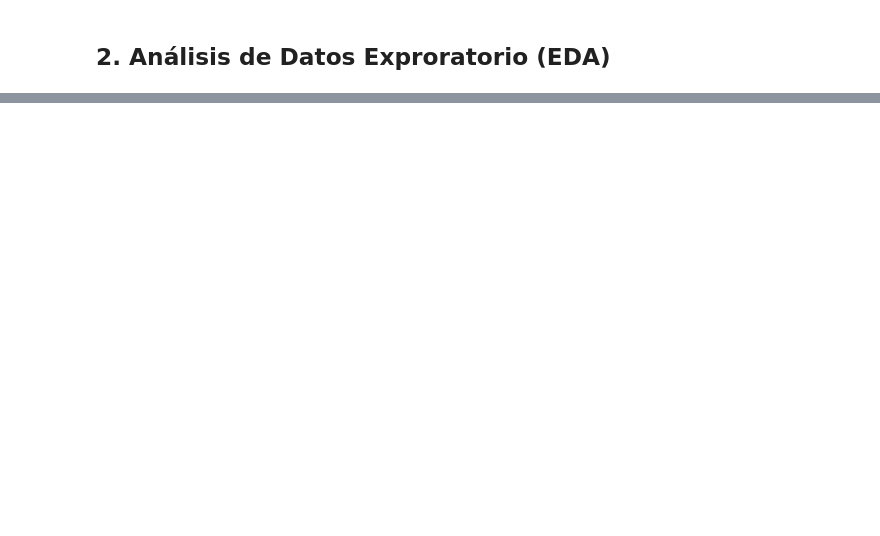
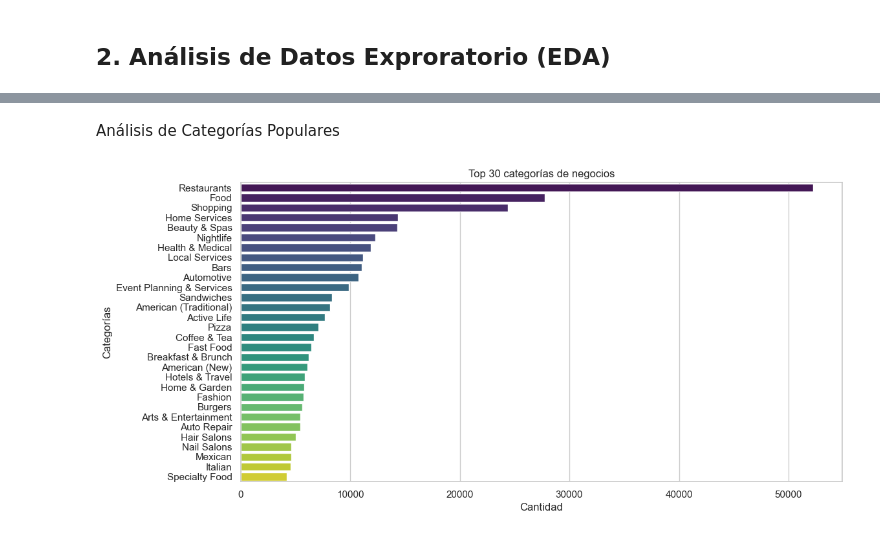
Before and after one commit to JossySharry/Proyecto_Yelp_GoogleMaps, a Jupyter notebook: Sprint_1/ETL_EDA_Yelp.ipynb, the cells around one changed output, grey strips where cells are left out. Cells and saved outputs as stored; diff of their text form; code cells hidden in the pictures; blank space fills up the shorter version.

```diff
--- a/Sprint_1/ETL_EDA_Yelp.ipynb
+++ b/Sprint_1/ETL_EDA_Yelp.ipynb
@@ -28,0 +123,16 @@ warnings.filterwarnings("ignore")
+# %% [markdown]
+Análisis de Categorías Populares
+# %%
+# Contar las categorías más comunes
+df_business["categories"] = df_business["categories"].fillna("").apply(lambda x: x.split(", "))
+categories = df_business["categories"].explode().value_counts().head(30)
+
+# Visualizar las categorías más comunes
+plt.figure(figsize=(12, 6))
+sns.barplot(x=categories.values, y=categories.index, palette="viridis")
+plt.title("Top 30 categorías de negocios")
+plt.xlabel("Cantidad")
+plt.ylabel("Categorías")
+plt.show()
+# %% [output]
+[figure, added]
```
Also changed, not shown: parts of 32 cells of this notebook.
